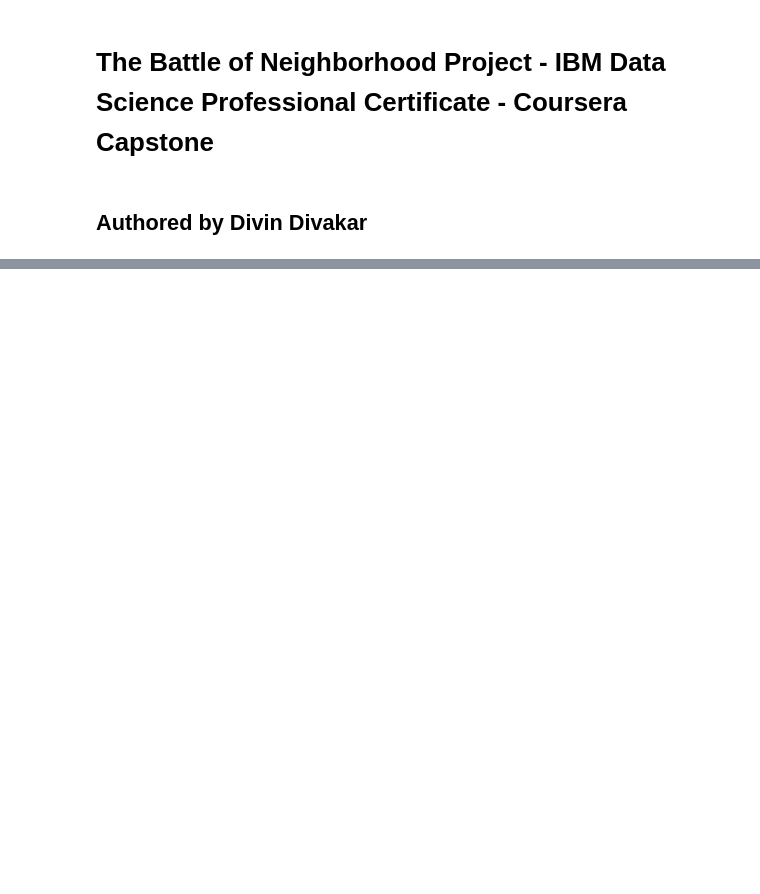
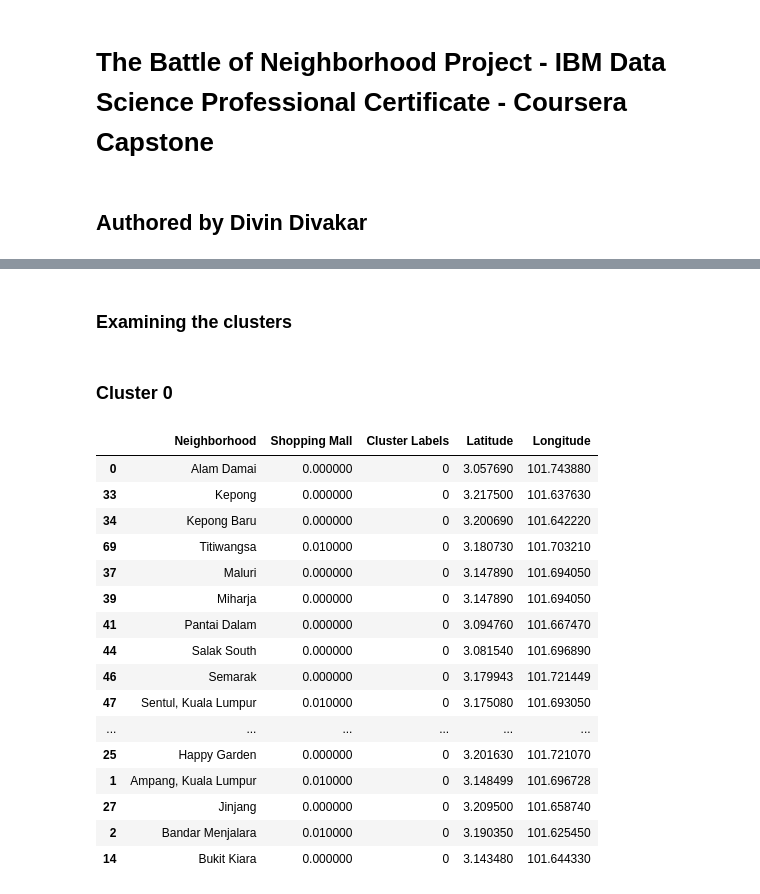
Before and after one commit to divindivakar/Coursera_Capstone, a Jupyter notebook: The Battle of Neighborhood.ipynb, the cells around one changed output, grey strips where cells are left out. Saved outputs shown, nothing was run; the diff lists cells and outputs as text; code cells hidden in the pictures; blank space fills up the shorter version.

```diff
--- a/The Battle of Neighborhood.ipynb
+++ b/The Battle of Neighborhood.ipynb
@@ -157,0 +426,24 @@ neighborhoods_venues_sorted.head()
+# %% [markdown]
+### Examining the clusters
+# %% [markdown]
+### Cluster 0
+# %%
+kl_merged.loc[kl_merged['Cluster Labels'] == 0]
+# %% [output]
+|  | Neighborhood | Shopping Mall | Cluster Labels | Latitude | Longitude |
+| 0 | Alam Damai | 0.000000 | 0 | 3.057690 | 101.743880 |
+| 33 | Kepong | 0.000000 | 0 | 3.217500 | 101.637630 |
+| 34 | Kepong Baru | 0.000000 | 0 | 3.200690 | 101.642220 |
+| 69 | Titiwangsa | 0.010000 | 0 | 3.180730 | 101.703210 |
+| 37 | Maluri | 0.000000 | 0 | 3.147890 | 101.694050 |
+| 39 | Miharja | 0.000000 | 0 | 3.147890 | 101.694050 |
+| 41 | Pantai Dalam | 0.000000 | 0 | 3.094760 | 101.667470 |
+| 44 | Salak South | 0.000000 | 0 | 3.081540 | 101.696890 |
+| 46 | Semarak | 0.000000 | 0 | 3.179943 | 101.721449 |
+| 47 | Sentul, Kuala Lumpur | 0.010000 | 0 | 3.175080 | 101.693050 |
+| ... | ... | ... | ... | ... | ... |
+| 25 | Happy Garden | 0.000000 | 0 | 3.201630 | 101.721070 |
+| 1 | Ampang, Kuala Lumpur | 0.010000 | 0 | 3.148499 | 101.696728 |
+| 27 | Jinjang | 0.000000 | 0 | 3.209500 | 101.658740 |
+| 2 | Bandar Menjalara | 0.010000 | 0 | 3.190350 | 101.625450 |
+| 14 | Bukit Kiara | 0.000000 | 0 | 3.143480 | 101.644330 |
```
Also changed, not shown: parts of 68 cells of this notebook.
